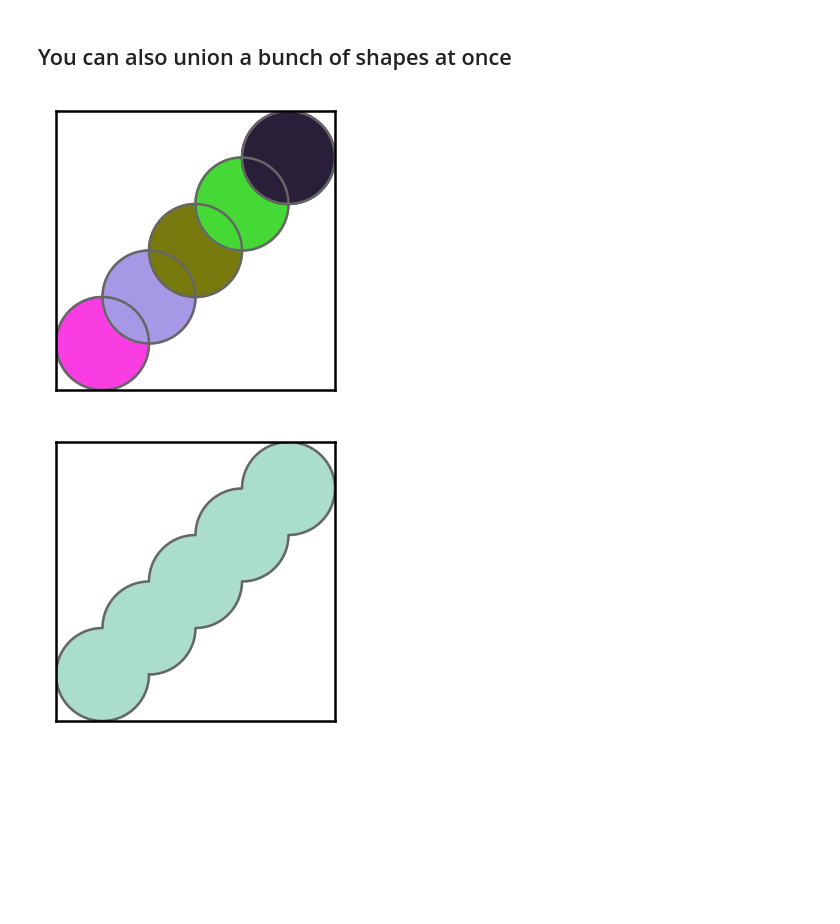
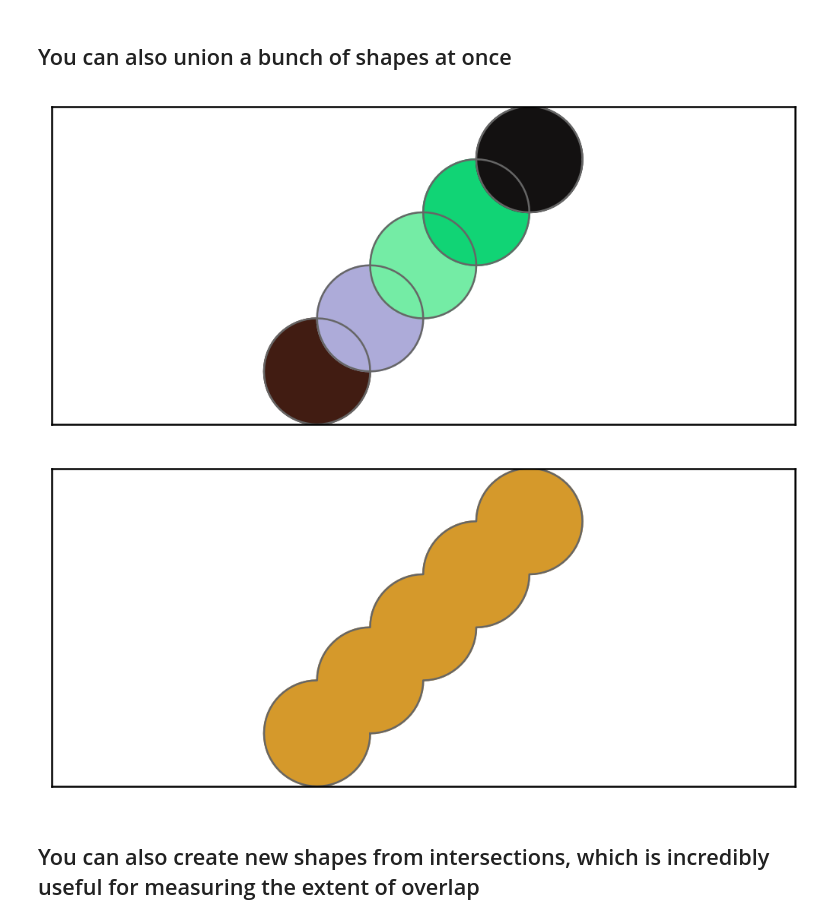
Before and after one commit to nosila/PGH_Tech_Fest, a Jupyter notebook: Tech Fest Notebook.ipynb, the cells around one changed output. Cells and saved outputs as stored; diff of their text form; code cells hidden in the pictures; blank space fills up the shorter version.

```diff
--- a/Tech Fest Notebook.ipynb
+++ b/Tech Fest Notebook.ipynb
@@ -47,7 +47,7 @@ def get_random_color():
 #initialize the figure and draw the shape
 def plot(shapelyGeometries, color_dict={"fill":"#AADDCC", "line":"#666666","hole_fill":"#ffffff", "hole_line":"#999999" }):
     'Plot shapelyGeometries'
-    figure = pl.figure(num=None, figsize=(2, 2), dpi=180)
+    figure = pl.figure(num=None, figsize=(7, 3), dpi=180)
     axes = pl.axes()
     axes.set_aspect('equal', 'datalim')
     axes.xaxis.set_visible(False)
@@ -252,9 +262,11 @@ for x in circle_set:
 
 plot(buffered_points_list, color_dict=None)
 # %% [output]
-[figure, old version]
+[figure, new version]
 # %%
 union_shape = cascaded_union(buffered_points_list)
-plot(union_shape)
+plot(union_shape, color_dict=None)
 # %% [output]
-[figure, old version]
+[figure, new version]
+# %% [markdown]
+## You can also create new shapes from intersections, which is incredibly useful for measuring the extent of overlap
```
Also changed, not shown: parts of 40 cells of this notebook.
